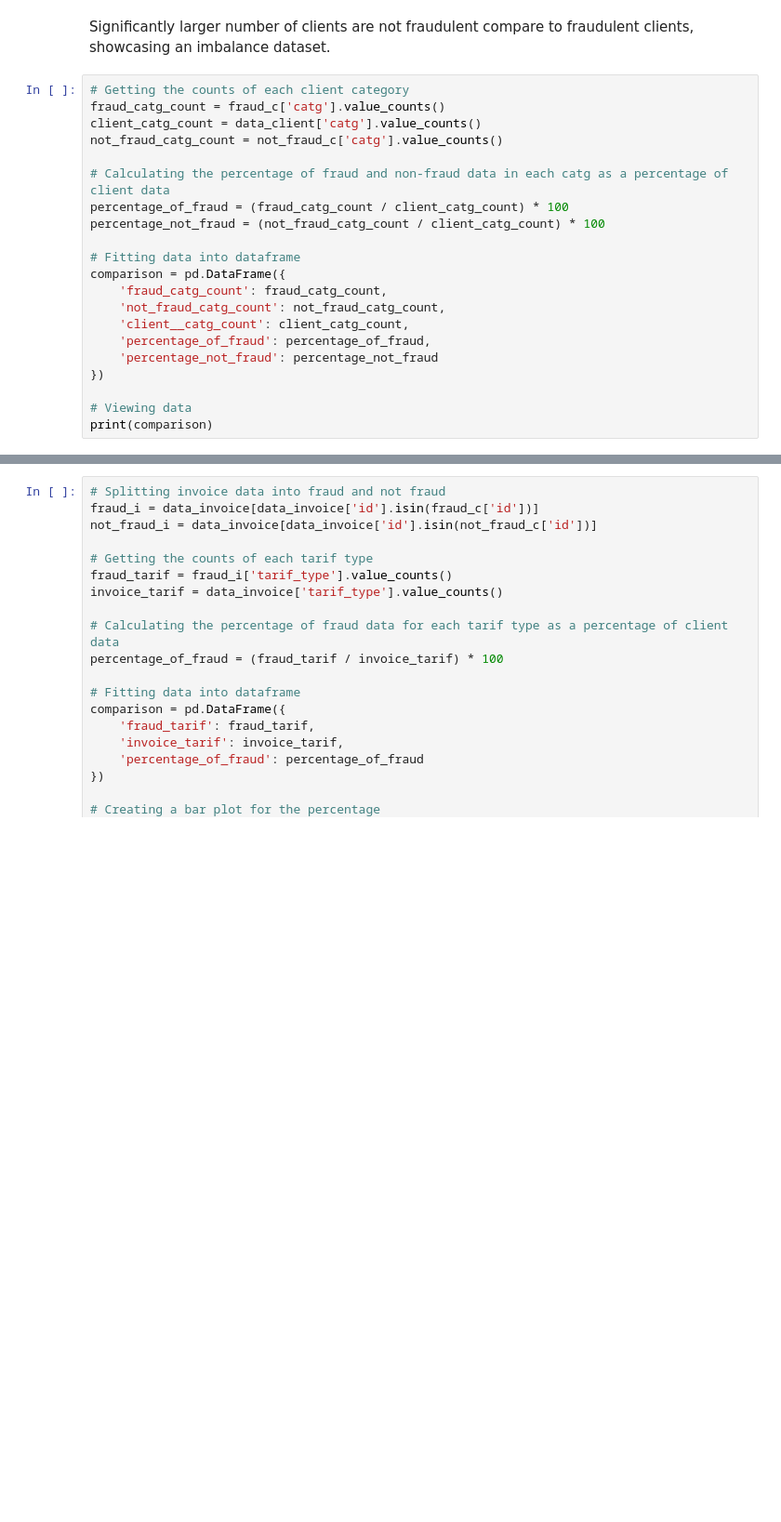
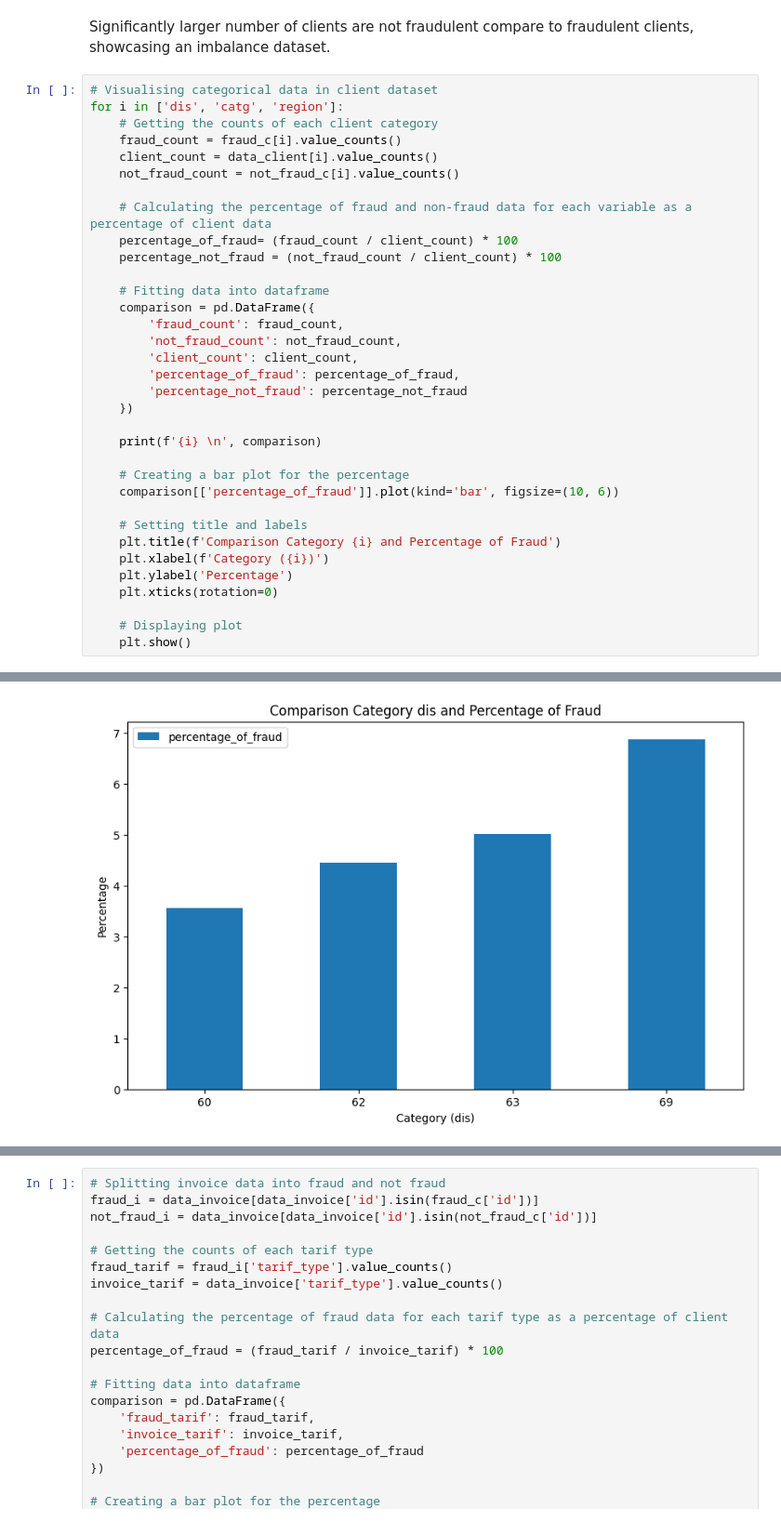
Before and after one commit to xavierach/IT1244-Project, a Jupyter notebook: code.ipynb, the cells around one changed output, grey strips where cells are left out. Shown: that part at 93% size. Saved outputs shown, nothing was run; the diff lists cells and outputs as text; blank space fills up the shorter version.

```diff
--- a/code.ipynb
+++ b/code.ipynb
@@ -128,24 +134,37 @@ plt.bar(['Fraud', 'Not Fraud'], [len(fraud_c), len(not_fraud_c)])
 # %% [markdown]
 Significantly larger number of clients are not fraudulent compare to fraudulent clients, showcasing an imbalance dataset.
 # %%
-# Getting the counts of each client category
-fraud_catg_count = fraud_c['catg'].value_counts()
-client_catg_count = data_client['catg'].value_counts()
-not_fraud_catg_count = not_fraud_c['catg'].value_counts()
+# Visualising categorical data in client dataset
+for i in ['dis', 'catg', 'region']:
+    # Getting the counts of each client category
+    fraud_count = fraud_c[i].value_counts()
+    client_count = data_client[i].value_counts()
+    not_fraud_count = not_fraud_c[i].value_counts()
 
-# Calculating the percentage of fraud and non-fraud data in each catg as a percentage of client data
-percentage_of_fraud = (fraud_catg_count / client_catg_count) * 100
-percentage_not_fraud = (not_fraud_catg_count / client_catg_count) * 100
+    # Calculating the percentage of fraud and non-fraud data for each variable as a percentage of client data
+    percentage_of_fraud= (fraud_count / client_count) * 100
+    percentage_not_fraud = (not_fraud_count / client_count) * 100
 
-# Fitting data into dataframe
-comparison = pd.DataFrame({
-    'fraud_catg_count': fraud_catg_count,
-    'not_fraud_catg_count': not_fraud_catg_count,
-    'client__catg_count': client_catg_count,
-    'percentage_of_fraud': percentage_of_fraud,
-    'percentage_not_fraud': percentage_not_fraud
-})
+    # Fitting data into dataframe
+    comparison = pd.DataFrame({
+        'fraud_count': fraud_count,
+        'not_fraud_count': not_fraud_count,
+        'client_count': client_count,
+        'percentage_of_fraud': percentage_of_fraud,
+        'percentage_not_fraud': percentage_not_fraud
+    })
 
-# Viewing data
-print(comparison)
+    print(f'{i} \n', comparison)
+
+    # Creating a bar plot for the percentage
+    comparison[['percentage_of_fraud']].plot(kind='bar', figsize=(10, 6))
+
+    # Setting title and labels
+    plt.title(f'Comparison Category {i} and Percentage of Fraud')
+    plt.xlabel(f'Category ({i})')
+    plt.ylabel('Percentage')
+    plt.xticks(rotation=0)
+
+    # Displaying plot
+    plt.show()
 # %% [output]
@@ -162,0 +185 @@ catg
+[figure, added]
```
Also changed, not shown: parts of 19 cells of this notebook, 2 other files.
